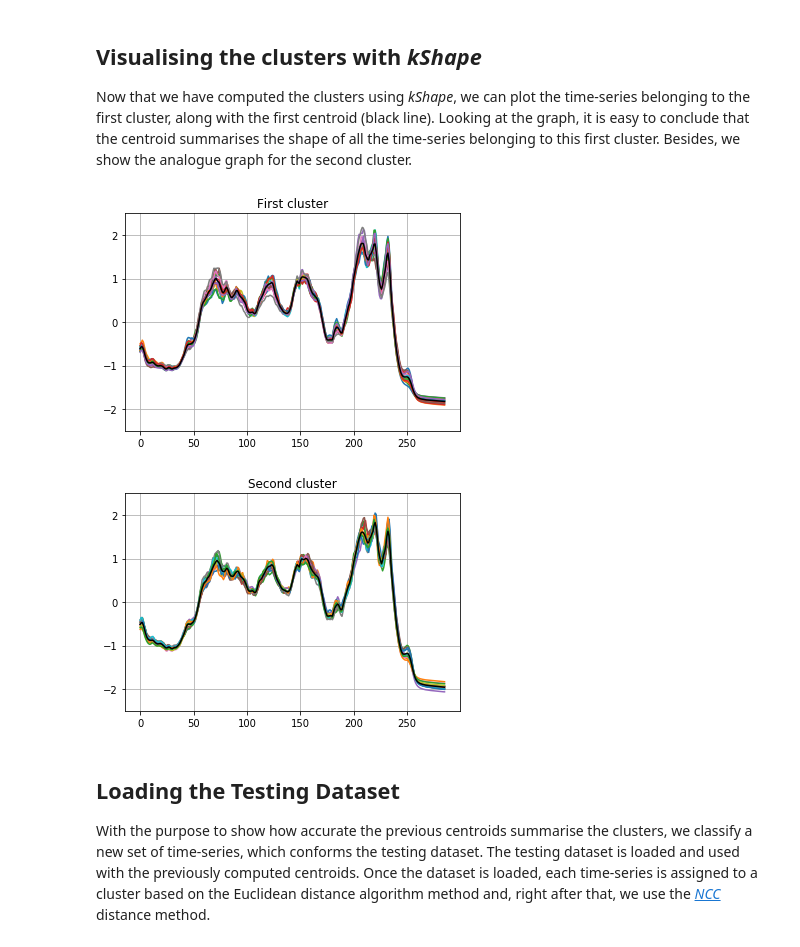
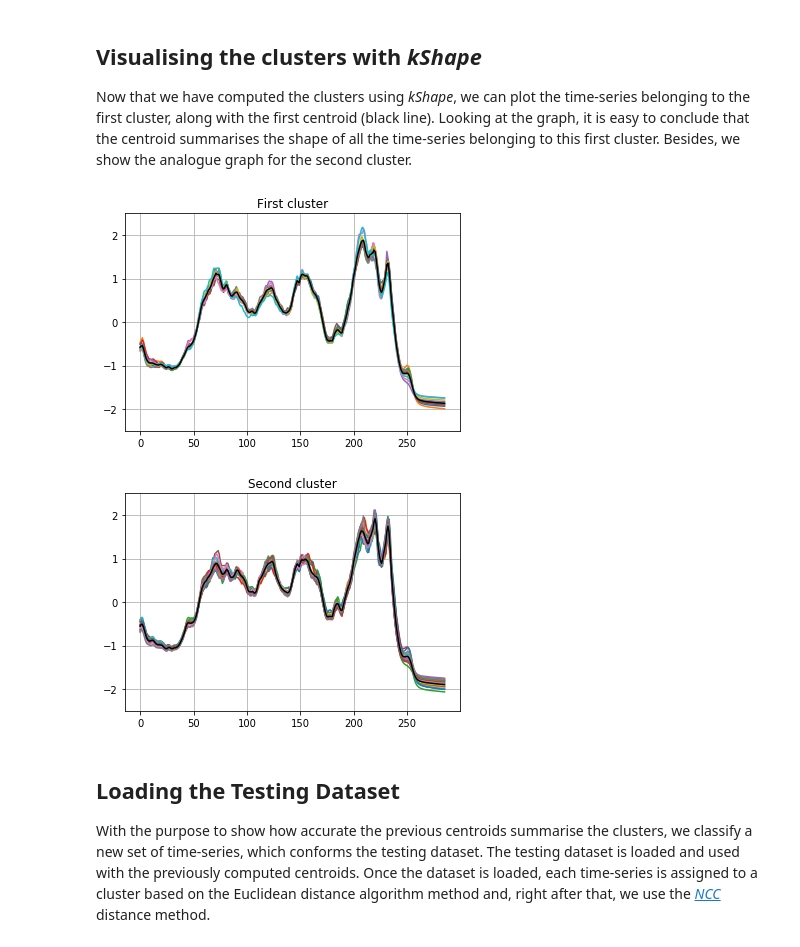
Before and after one commit to shapelets/khiva-use-cases, a Jupyter notebook: interactive-applications/clustering/Coffee-Beans/CoffeeBeans-kShape.ipynb, the cells around one changed output. Drawn from its saved outputs; the diff is of its cells as text; code cells hidden in the pictures.

```diff
--- a/interactive-applications/clustering/Coffee-Beans/CoffeeBeans-kShape.ipynb
+++ b/interactive-applications/clustering/Coffee-Beans/CoffeeBeans-kShape.ipynb
@@ -140,27 +143,30 @@ False negative: 0.0
 ## Visualising the clusters with _kShape_
 Now that we have computed the clusters using _kShape_, we can plot the time-series belonging to the first cluster, along with the first centroid (black line). Looking at the graph, it is easy to conclude that the centroid summarises the shape of all the time-series belonging to this first cluster. Besides, we show the analogue graph for the second cluster.
 # %%
+(centroids, indices) = k_shape(arr, 2, tolerance=10e-10, max_iterations=100)
+cen = centroids.to_numpy()
+ind = indices.to_numpy()
 first_cluster = data[ind == 0]
 f4, ax4 = plt.subplots()
 ax4.set_ylim([-2.5, 2.5])
 
 plt.plot(first_cluster.T)
 plt.plot(cen[0, :], 'k')
 plt.title("First cluster")
 plt.grid(True)
 
 
 second_cluster = data[ind == 1]
 f5, ax5 = plt.subplots()
 ax5.set_ylim([-2.5, 2.5])
 
 plt.plot(second_cluster.T)
 plt.plot(cen[1, :], 'k')
 plt.title("Second cluster")
 plt.grid(True)
 # %% [output]
-[figure, old version]
+[figure, new version]
-[figure, old version]
+[figure, new version]
 # %% [markdown]
 
 ## Loading the Testing Dataset
```
Also changed, not shown: parts of 4 cells of this notebook.
